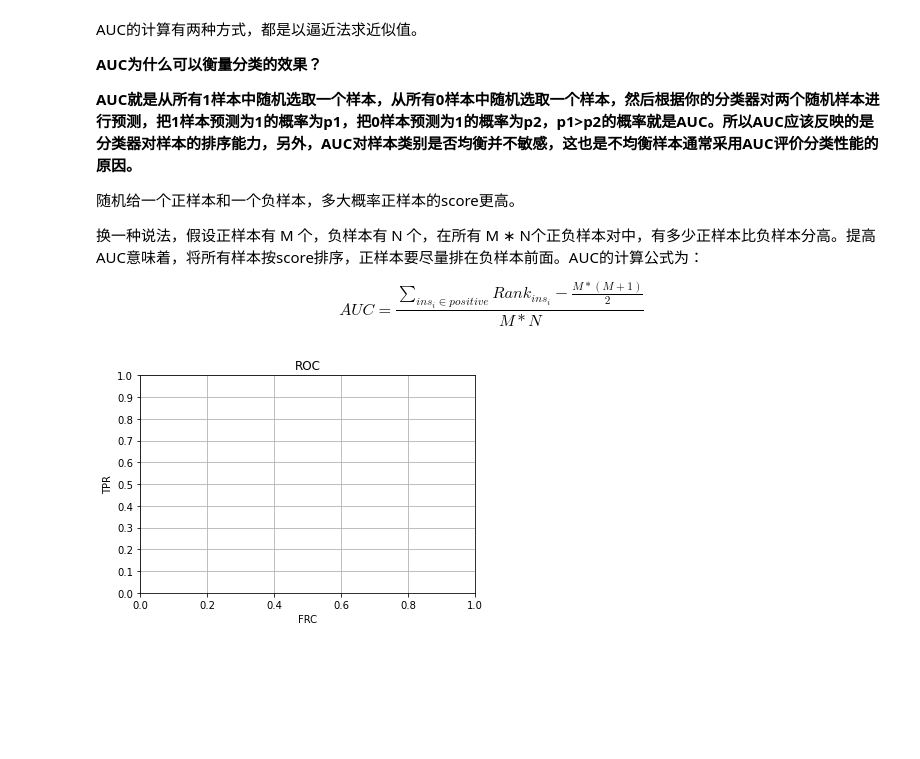
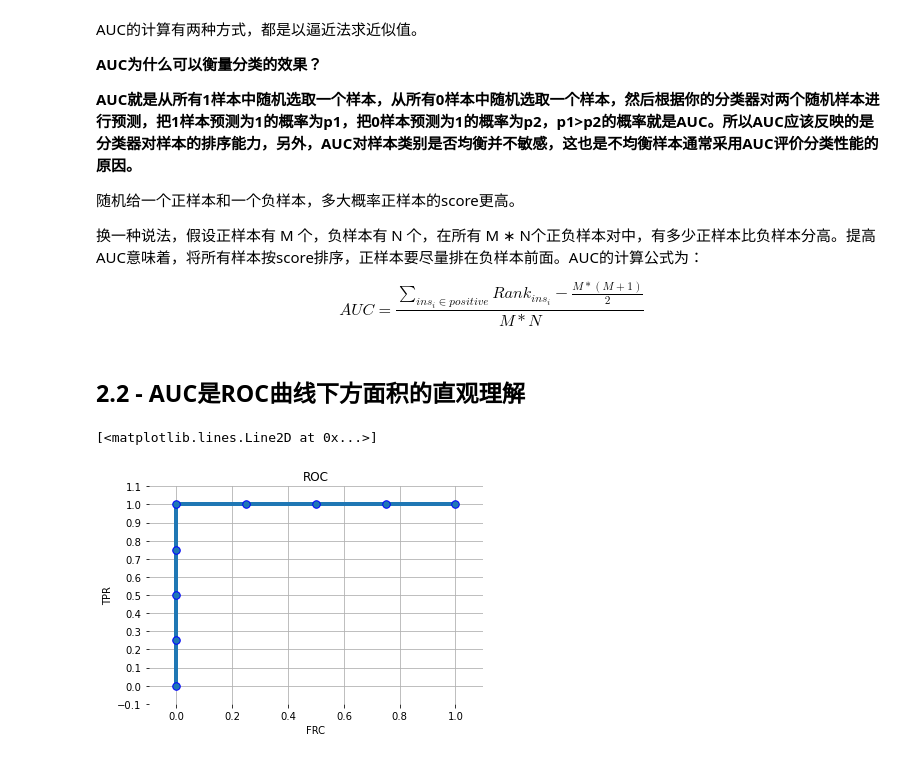
Before and after one commit to zhuzhuruan/Python_Learning, a Jupyter notebook: 7_数据分析/2_机器学习/1_统计学习方法概论/4_分类问题.ipynb, the cells around one changed output. Saved outputs shown, nothing was run; the diff lists cells and outputs as text; code cells hidden in the pictures; blank space fills up the shorter version.

```diff
--- a/7_数据分析/2_机器学习/1_统计学习方法概论/4_分类问题.ipynb
+++ b/7_数据分析/2_机器学习/1_统计学习方法概论/4_分类问题.ipynb
@@ -290,23 +290,34 @@ AUC的计算有两种方式，都是以逼近法求近似值。
 $$
 AUC = \frac{\sum_{ins_{i}\in positive}Rank_{ins_{i}}-\frac{M*(M+1)}{2}}{M*N}
 $$
-# %%
-from matplotlib import pyplot as plt
-import numpy as np
-import matplotlib
-from matplotlib.ticker import AutoMinorLocator,MultipleLocator,FuncFormatter
-from scipy.interpolate import make_interp_spline
-
-#设置x，y 的主刻度定位器
-ax=plt.gca()
-ax.xaxis.set_major_locator(MultipleLocator(0.2))
-ax.yaxis.set_major_locator(MultipleLocator(0.1))
-# 设置x，y的范围
-plt.xlim(0,1)
-plt.ylim(0,1)
-plt.title("ROC")
-plt.xlabel("FRC")
-plt.ylabel("TPR")
-plt.grid(True)
-# %% [output]
-[figure, removed]
+# %% [markdown]
+## 2.2 - AUC是ROC曲线下方面积的直观理解
+# %%
+from matplotlib import pyplot as plt
+import numpy as np
+import matplotlib
+from matplotlib.ticker import AutoMinorLocator,MultipleLocator,FuncFormatter
+from scipy.interpolate import make_interp_spline
+
+#设置x，y 的主刻度定位器
+ax=plt.gca()
+ax.xaxis.set_major_locator(MultipleLocator(0.2))
+ax.yaxis.set_major_locator(MultipleLocator(0.1))
+# 设置x，y的范围
+plt.xlim(-0.1,1.1)
+plt.ylim(-0.1,1.1)
+plt.title("ROC")
+plt.xlabel("FRC")
+plt.ylabel("TPR")
+plt.grid(True)
+ax.spines['top'].set_visible(False)
+ax.spines['left'].set_visible(False)
+ax.spines['right'].set_visible(False)
+ax.spines['bottom'].set_visible(False)
+# 数值
+x = np.array([0,0,0,0,0,0.25,0.5,0.75,1])
+y = np.array([0,0.25,0.5,0.75,1,1,1,1,1])
+plt.plot(x, y, marker='.',markeredgecolor="blue",markersize=15,linewidth=4)
+# %% [output]
+[<matplotlib.lines.Line2D at 0x...>]
+[figure, added]
```
